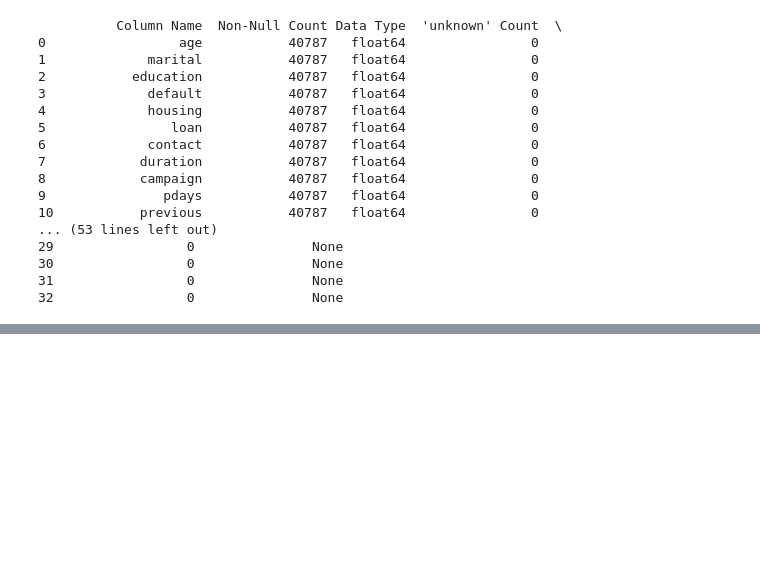
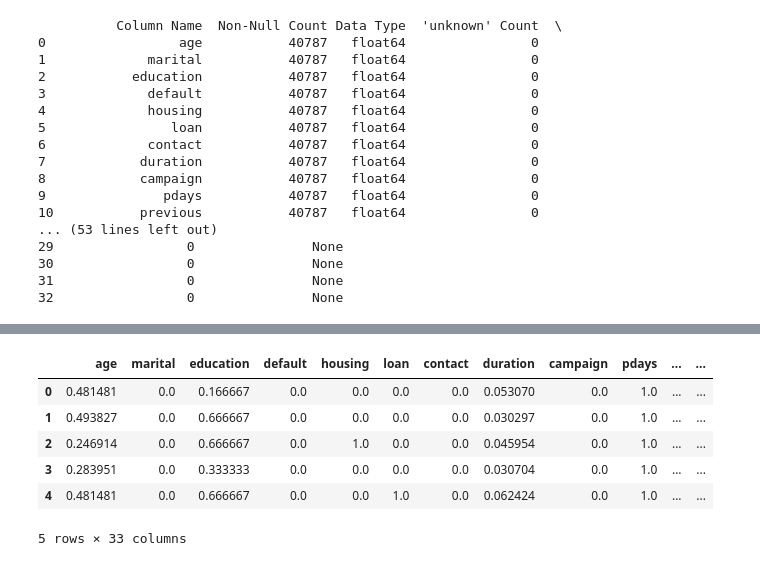
Before and after one commit to dananjana-hewage/Bank_Marketing_Prediction, a Jupyter notebook: test.ipynb, the cells around one changed output, grey strips where cells are left out. Saved outputs shown, nothing was run; the diff lists cells and outputs as text; code cells hidden in the pictures; blank space fills up the shorter version.

```diff
--- a/test.ipynb
+++ b/test.ipynb
@@ -600,0 +656,19 @@ data_detail(data_imputed)
+# %%
+from sklearn.preprocessing import MinMaxScaler
+
+scaler = MinMaxScaler()
+normalized_values = scaler.fit_transform(data_imputed)
+
+#create a new dataframe for normalized values
+norrmalized_data = pd.DataFrame(normalized_values, columns=data_imputed.columns)
+
+#show normalized data
+norrmalized_data.head()
+# %% [output]
+|  | age | marital | education | default | housing | loan | contact | duration | campaign | pdays | ... | ... |
+| 0 | 0.481481 | 0.0 | 0.166667 | 0.0 | 0.0 | 0.0 | 0.0 | 0.053070 | 0.0 | 1.0 | ... | ... |
+| 1 | 0.493827 | 0.0 | 0.666667 | 0.0 | 0.0 | 0.0 | 0.0 | 0.030297 | 0.0 | 1.0 | ... | ... |
+| 2 | 0.246914 | 0.0 | 0.666667 | 0.0 | 1.0 | 0.0 | 0.0 | 0.045954 | 0.0 | 1.0 | ... | ... |
+| 3 | 0.283951 | 0.0 | 0.333333 | 0.0 | 0.0 | 0.0 | 0.0 | 0.030704 | 0.0 | 1.0 | ... | ... |
+| 4 | 0.481481 | 0.0 | 0.666667 | 0.0 | 0.0 | 1.0 | 0.0 | 0.062424 | 0.0 | 1.0 | ... | ... |
+5 rows × 33 columns
```
Also changed, not shown: parts of 12 cells of this notebook.
